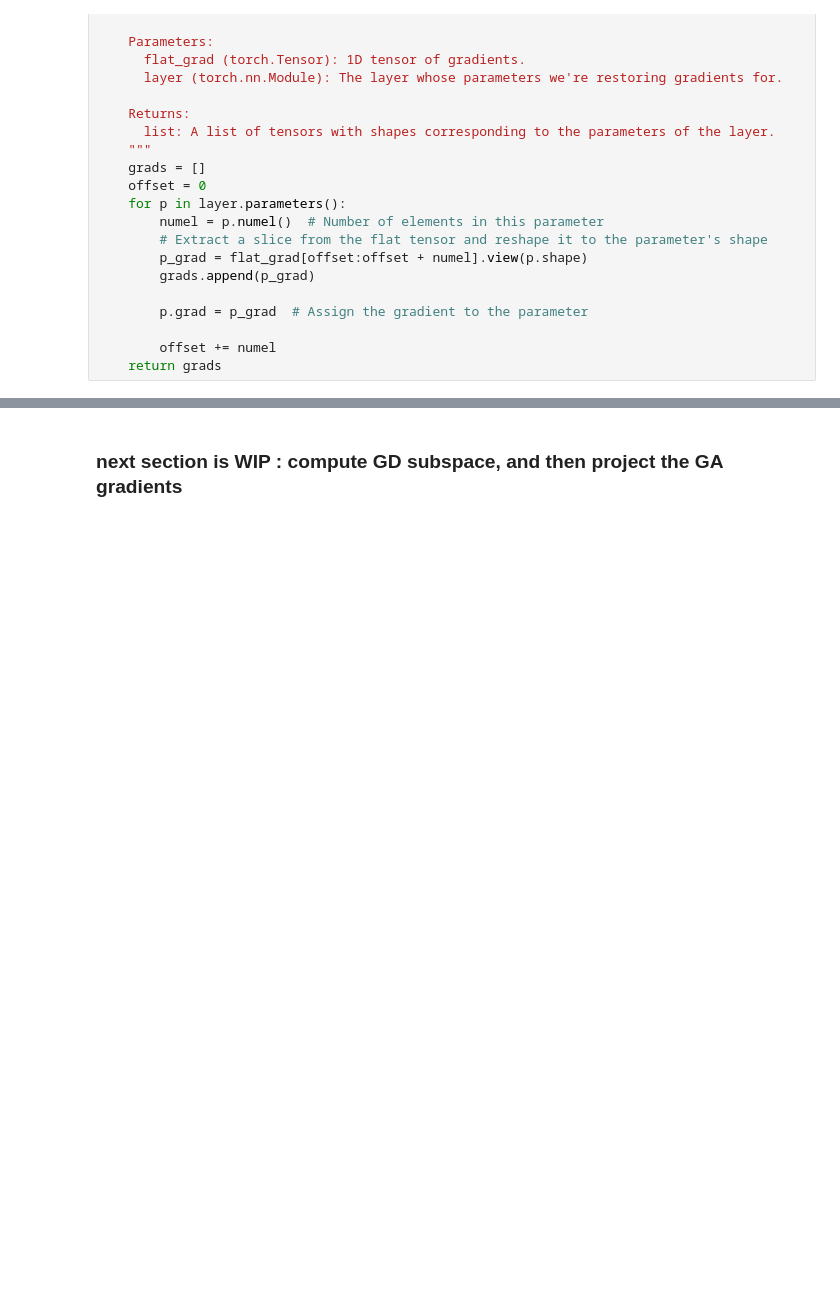
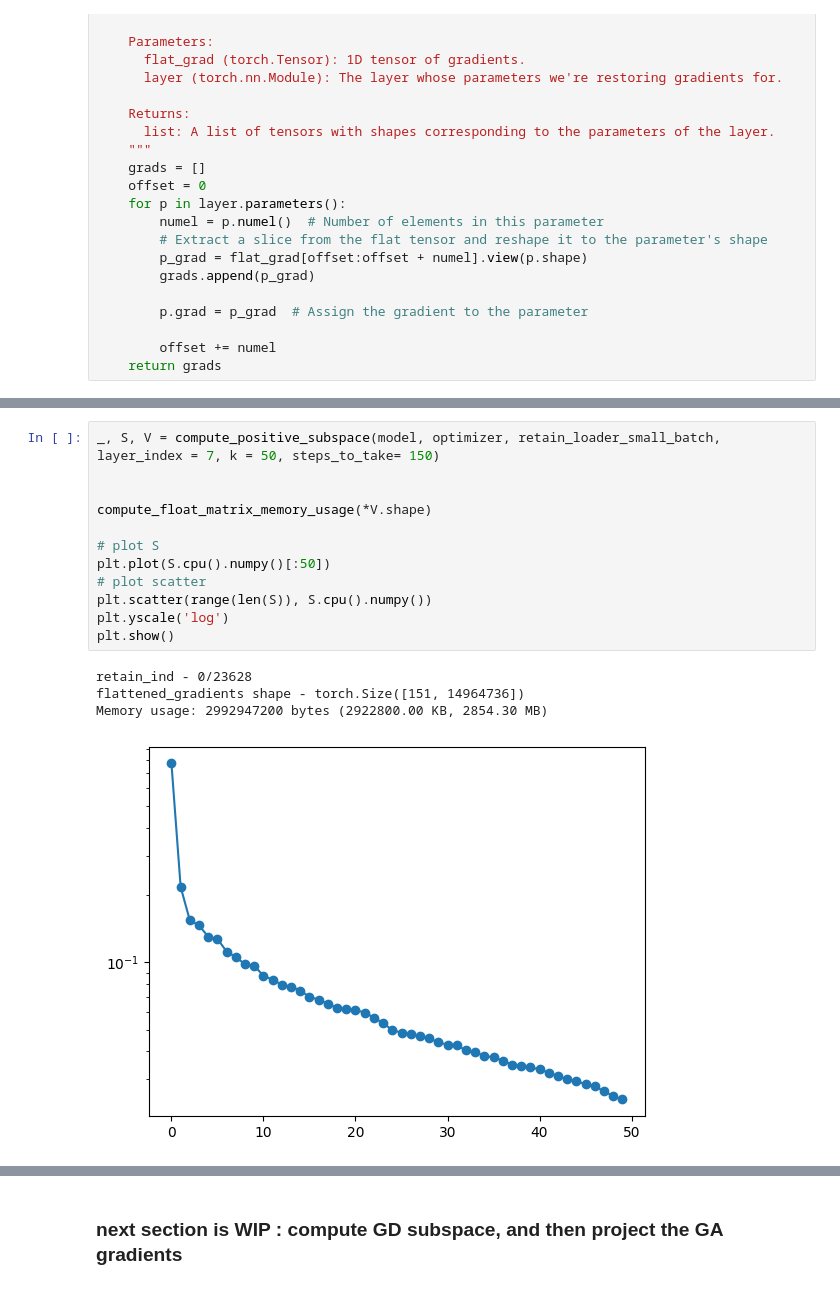
Before and after one commit to RoyRin/ripple_bench, a Jupyter notebook: notebooks/LEACE_explore.ipynb, the cells around one changed output, grey strips where cells are left out. Drawn from its saved outputs; the diff is of its cells as text; blank space fills up the shorter version.

```diff
--- a/notebooks/LEACE_explore.ipynb
+++ b/notebooks/LEACE_explore.ipynb
@@ -1177,0 +905,17 @@ OutOfMemoryError: CUDA out of memory. Tried to allocate 58.00 MiB. GPU 0 has a t
+# %%
+_, S, V = compute_positive_subspace(model, optimizer, retain_loader_small_batch, layer_index = 7, k = 50, steps_to_take= 150)
+
+
+compute_float_matrix_memory_usage(*V.shape)
+
+# plot S
+plt.plot(S.cpu().numpy()[:50])
+# plot scatter
+plt.scatter(range(len(S)), S.cpu().numpy())
+plt.yscale('log')
+plt.show()
+# %% [output]
+retain_ind - 0/23628
+flattened_gradients shape - torch.Size([151, 14964736])
+Memory usage: 2992947200 bytes (2922800.00 KB, 2854.30 MB)
+[figure, added]
```
Also changed, not shown: parts of 48 cells of this notebook, 4 other files.
